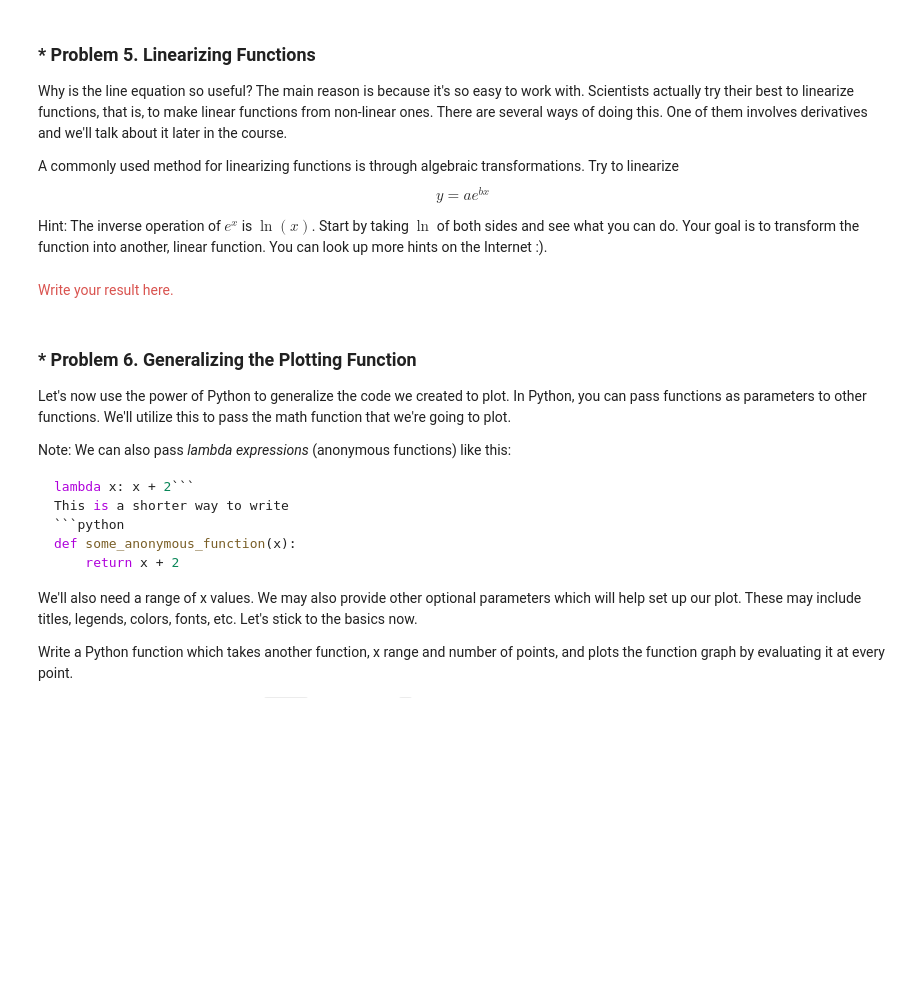
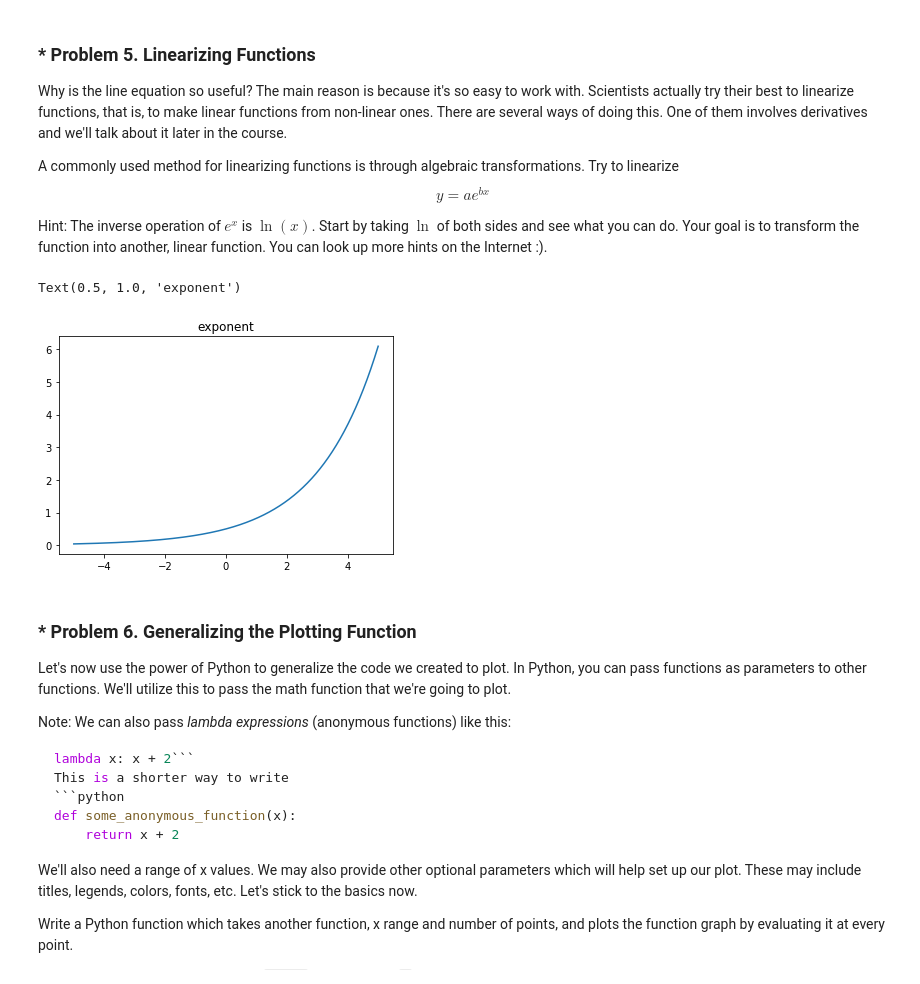
Before and after one commit to LuGeorgiev/Python-SoftUni, a Jupyter notebook: MathConceptsForDevelopers/01.InitialExcercise/High-School Maths Exercise.ipynb, the cells around one changed output. Drawn from its saved outputs; the diff is of its cells as text; code cells hidden in the pictures; blank space fills up the shorter version.

```diff
--- a/MathConceptsForDevelopers/01.InitialExcercise/High-School Maths Exercise.ipynb
+++ b/MathConceptsForDevelopers/01.InitialExcercise/High-School Maths Exercise.ipynb
@@ -401,8 +402,16 @@ A commonly used method for linearizing functions is through algebraic transforma
 $$ y = ae^{bx} $$
 
 Hint: The inverse operation of $e^{x}$ is $\ln(x)$. Start by taking $\ln$ of both sides and see what you can do. Your goal is to transform the function into another, linear function. You can look up more hints on the Internet :).
-# %% [markdown]
-<p style="color: #d9534f">Write your result here.</p>
+# %%
+x = np.linspace(-5,5,5000)
+y = 0.5 * np.exp(0.5 * x)
+# %%
+plt.plot(x, y)
+plt.show
+plt.title('exponent')
+# %% [output]
+Text(0.5, 1.0, 'exponent')
+[figure, added]
 # %% [markdown]
 ### * Problem 6. Generalizing the Plotting Function
 Let's now use the power of Python to generalize the code we created to plot. In Python, you can pass functions as parameters to other functions. We'll utilize this to pass the math function that we're going to plot.
```
Also changed, not shown: parts of 8 cells of this notebook.
